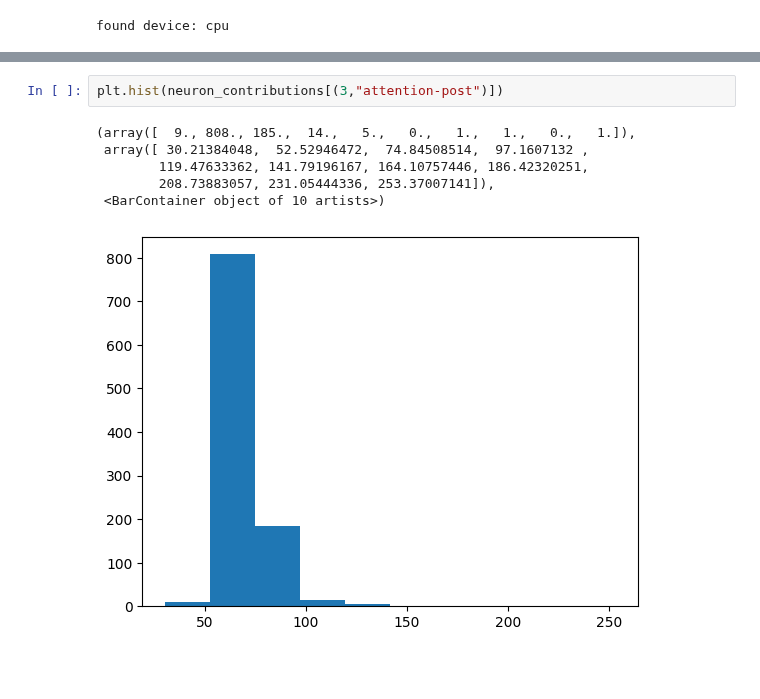
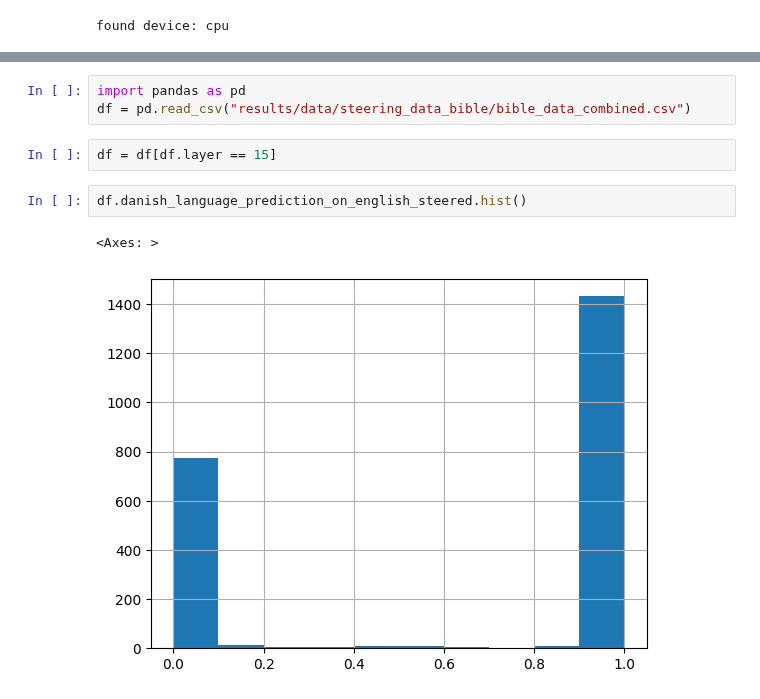
Before and after one commit to MartinKirkegaardDK/KDS_MI, a Jupyter notebook: marki.ipynb, the cells around one changed output, grey strips where cells are left out. Cells and saved outputs as stored; diff of their text form; blank space fills up the shorter version.

Commit message:
bible study

```diff
--- a/marki.ipynb
+++ b/marki.ipynb
@@ -61,9 +25,10 @@ array([ 94.50209 ,  20.787539,  97.373344, ...,  95.90053 , 107.91054 ,
-# %%
-plt.hist(neuron_contributions[(3,"attention-post")])
-# %% [output]
-(array([  9., 808., 185.,  14.,   5.,   0.,   1.,   1.,   0.,   1.]),
- array([ 30.21384048,  52.52946472,  74.84508514,  97.1607132 ,
-        119.47633362, 141.79196167, 164.10757446, 186.42320251,
-        208.73883057, 231.05444336, 253.37007141]),
- <BarContainer object of 10 artists>)
-[figure, removed]
+# %%
+import pandas as pd
+df = pd.read_csv("results/data/steering_data_bible/bible_data_combined.csv")
+# %%
+df = df[df.layer == 15]
+# %%
+df.danish_language_prediction_on_english_steered.hist()
+# %% [output]
+<Axes: >
+[figure, added]
```
Also changed, not shown: parts of 16 cells of this notebook, 9 other files.
